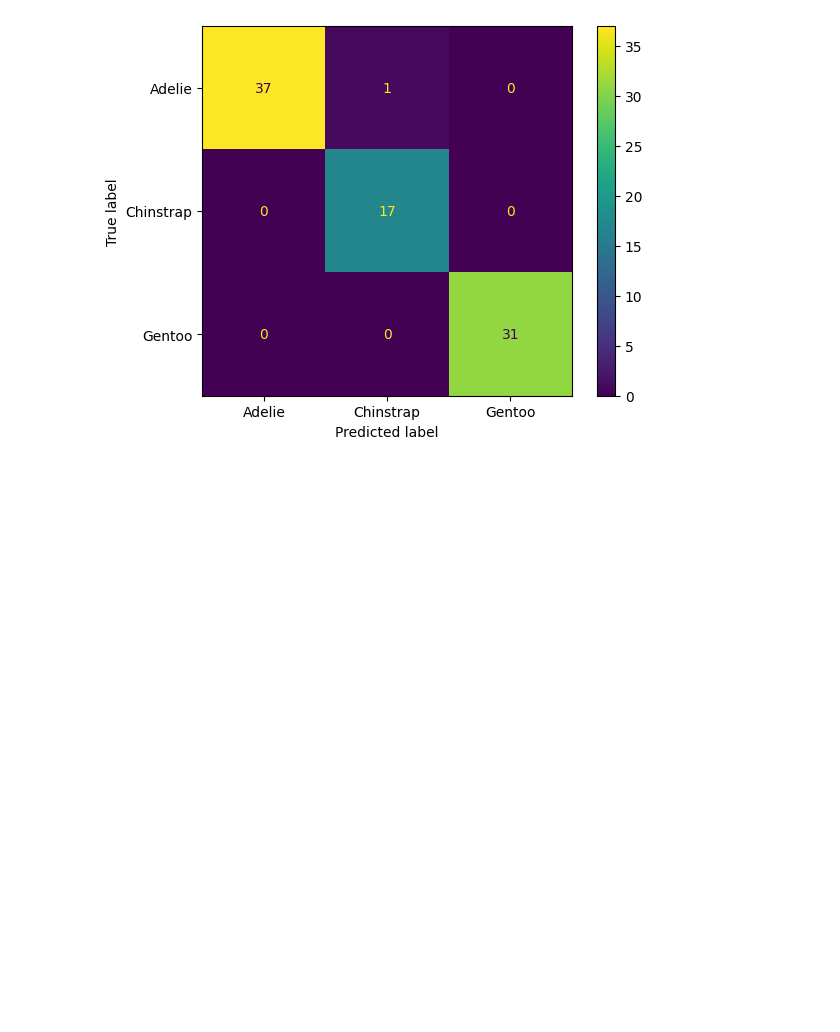
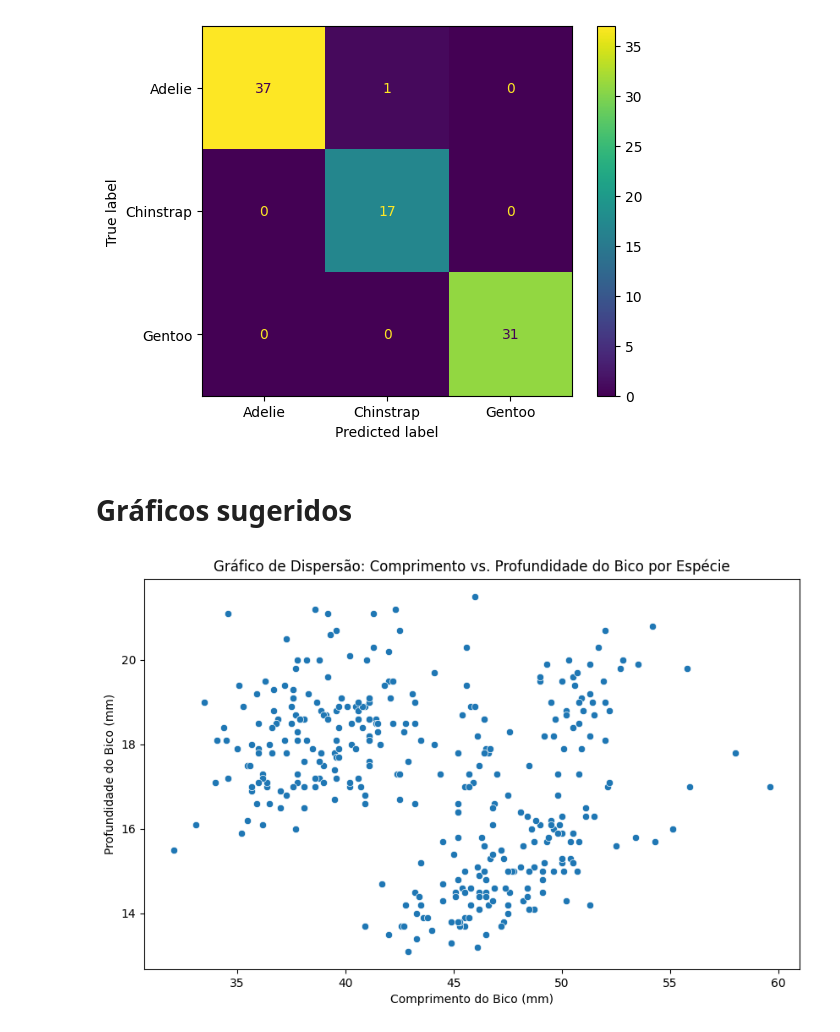
Before and after one commit to clobos/ECO5056_2026, a Jupyter notebook: ECO5056_Semana01.ipynb, the cells around one changed output. Drawn from its saved outputs; the diff is of its cells as text; code cells hidden in the pictures; blank space fills up the shorter version.

Commit message:
Introdução ao aprendizado de máquinas e gráficos descritivos

```diff
--- a/ECO5056_Semana01.ipynb
+++ b/ECO5056_Semana01.ipynb
@@ -370,3 +369,17 @@ ConfusionMatrixDisplay.from_predictions(y_teste, predicao)
 # %% [output]
 <sklearn.metrics._plot.confusion_matrix.ConfusionMatrixDisplay at 0x...>
 [figure]
+# %% [markdown]
+# Gráficos sugeridos
+# %%
+import matplotlib.pyplot as plt
+
+# 1. Gráfico de dispersão de duas variáveis numéricas (com y original)
+plt.figure(figsize=(10, 6))
+sns.scatterplot(data=dados, x="bill_length_mm", y="bill_depth_mm")
+plt.title('Gráfico de Dispersão: Comprimento vs. Profundidade do Bico por Espécie')
+plt.xlabel('Comprimento do Bico (mm)')
+plt.ylabel('Profundidade do Bico (mm)')
+plt.show()
+# %% [output]
+[figure, added]
```
Also changed, not shown: parts of 7 cells of this notebook.
